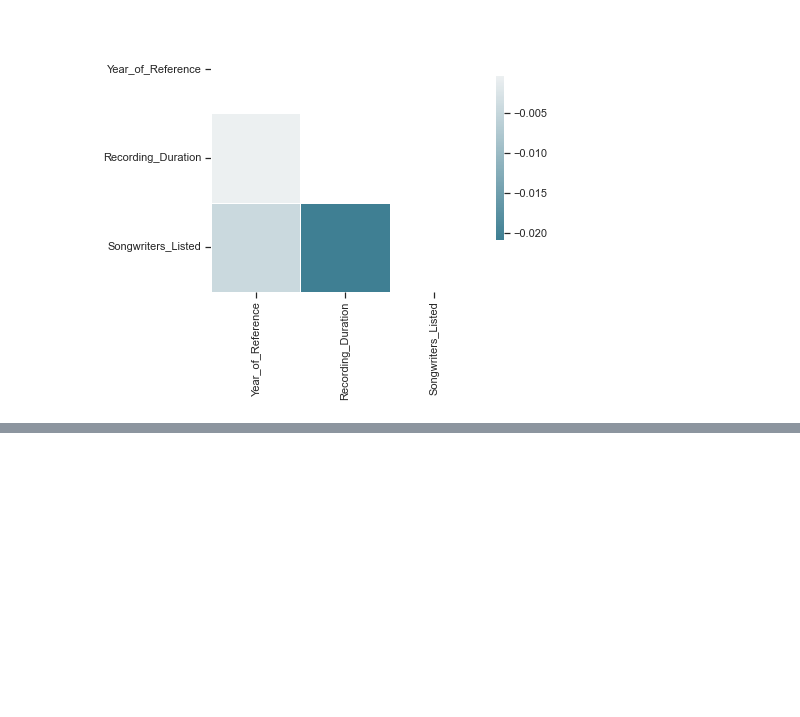
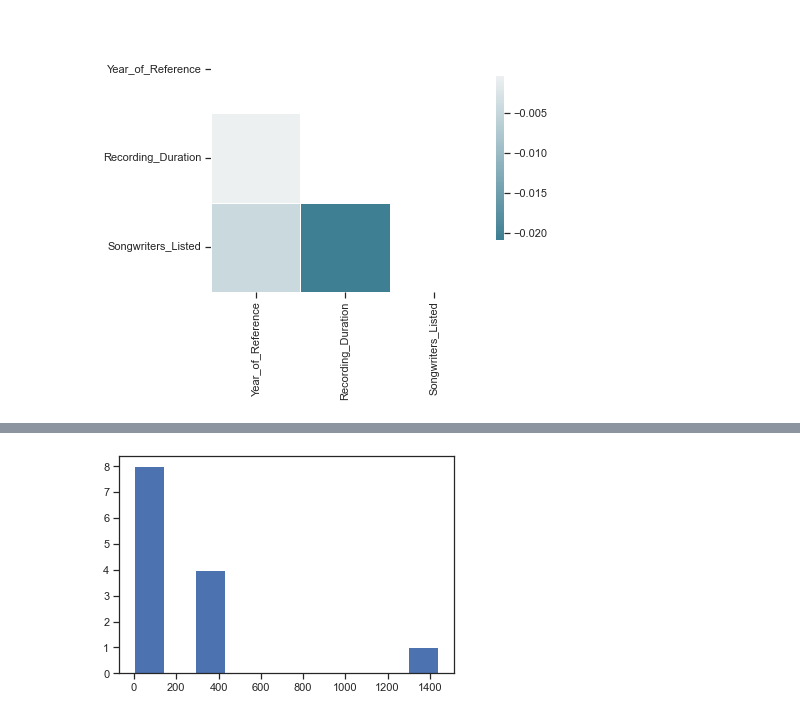
Before and after one commit to LJRollerII/mlc-project-napster, a Jupyter notebook: notebooks/MLC_Project.ipynb, the cells around one changed output, grey strips where cells are left out. Saved outputs shown, nothing was run; the diff lists cells and outputs as text; code cells hidden in the pictures; blank space fills up the shorter version.

```diff
--- a/notebooks/MLC_Project.ipynb
+++ b/notebooks/MLC_Project.ipynb
@@ -1763,0 +1748,5 @@ Deprecated in NumPy 1.20; for more details and guidance: https://numpy.org/devdo
+# %%
+plt.hist(apple_df.isnull().sum())
+plt.show()
+# %% [output]
+[figure, added]
```
Also changed, not shown: parts of 19 cells of this notebook.
